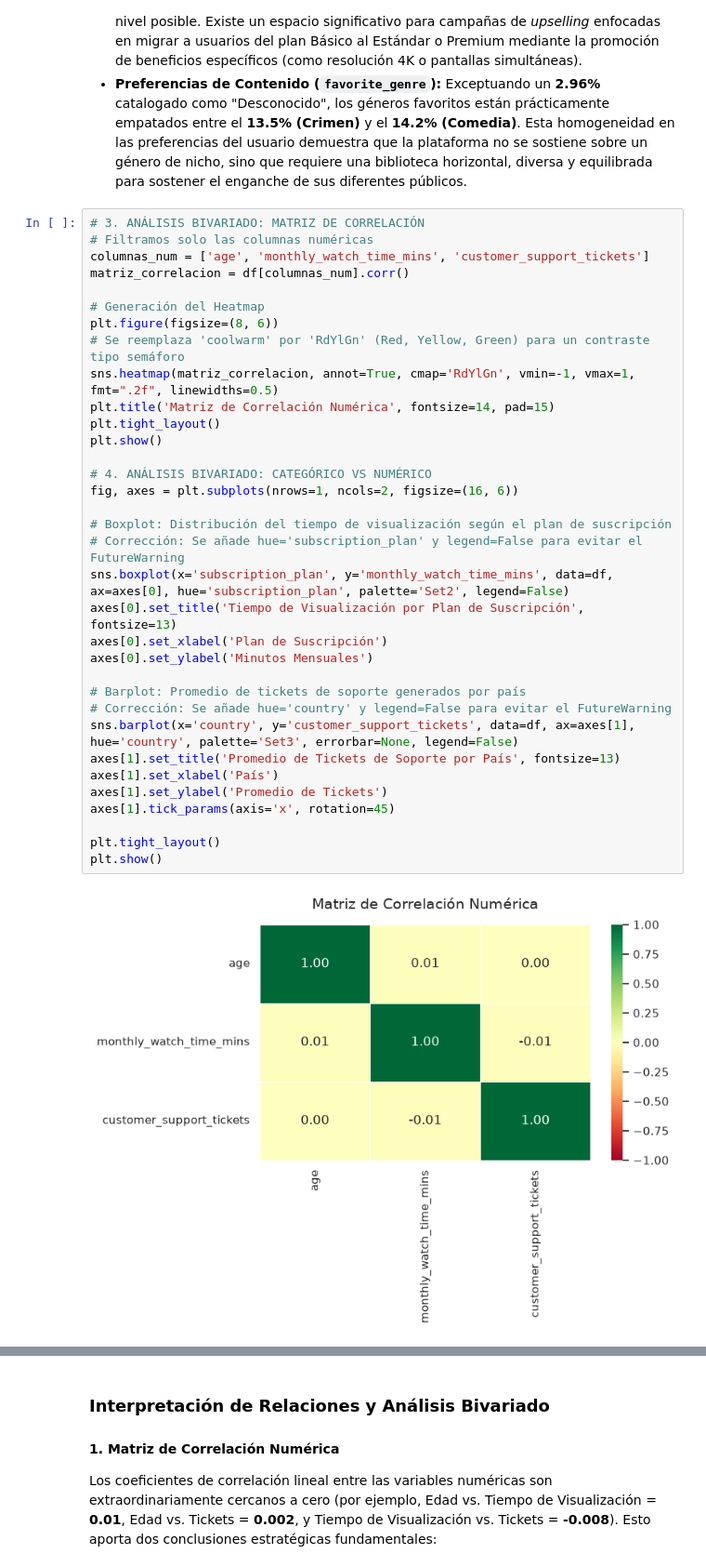
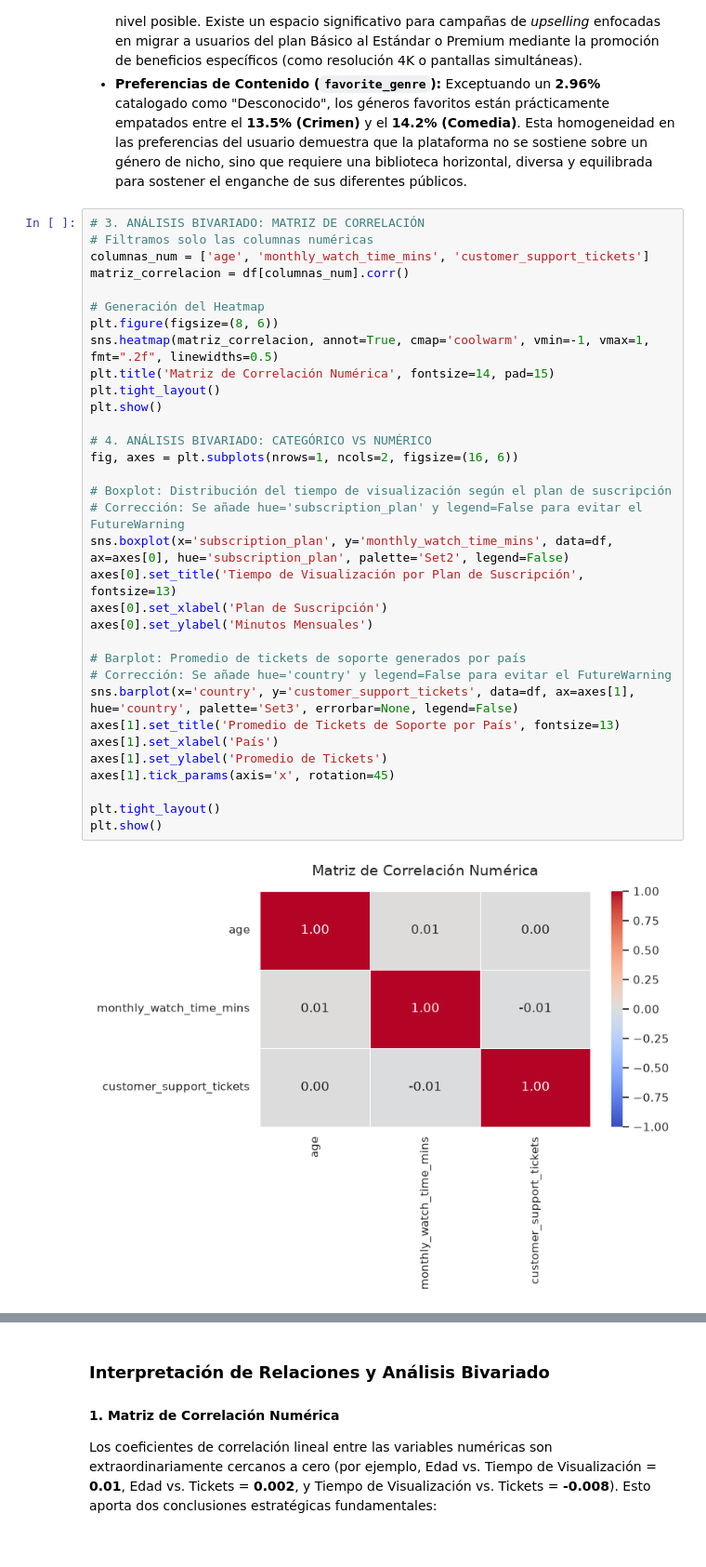
Before and after one commit to BucciCarlos/PI_Mineria_Datos_1, a Jupyter notebook: notebooks/03_eda.ipynb, the cells around one changed output, grey strips where cells are left out. Shown at 93% size. Saved outputs shown, nothing was run; the diff lists cells and outputs as text.

```diff
--- a/notebooks/03_eda.ipynb
+++ b/notebooks/03_eda.ipynb
@@ -106,36 +106,35 @@ plt.show()
 columnas_num = ['age', 'monthly_watch_time_mins', 'customer_support_tickets']
 matriz_correlacion = df[columnas_num].corr()
 
 # Generación del Heatmap
 plt.figure(figsize=(8, 6))
-# Se reemplaza 'coolwarm' por 'RdYlGn' (Red, Yellow, Green) para un contraste tipo semáforo
-sns.heatmap(matriz_correlacion, annot=True, cmap='RdYlGn', vmin=-1, vmax=1, fmt=".2f", linewidths=0.5)
+sns.heatmap(matriz_correlacion, annot=True, cmap='coolwarm', vmin=-1, vmax=1, fmt=".2f", linewidths=0.5)
 plt.title('Matriz de Correlación Numérica', fontsize=14, pad=15)
 plt.tight_layout()
 plt.show()
 
 # 4. ANÁLISIS BIVARIADO: CATEGÓRICO VS NUMÉRICO
 fig, axes = plt.subplots(nrows=1, ncols=2, figsize=(16, 6))
 
 # Boxplot: Distribución del tiempo de visualización según el plan de suscripción
 # Corrección: Se añade hue='subscription_plan' y legend=False para evitar el FutureWarning
 sns.boxplot(x='subscription_plan', y='monthly_watch_time_mins', data=df, ax=axes[0], hue='subscription_plan', palette='Set2', legend=False)
 axes[0].set_title('Tiempo de Visualización por Plan de Suscripción', fontsize=13)
 axes[0].set_xlabel('Plan de Suscripción')
 axes[0].set_ylabel('Minutos Mensuales')
 
 # Barplot: Promedio de tickets de soporte generados por país
 # Corrección: Se añade hue='country' y legend=False para evitar el FutureWarning
 sns.barplot(x='country', y='customer_support_tickets', data=df, ax=axes[1], hue='country', palette='Set3', errorbar=None, legend=False)
 axes[1].set_title('Promedio de Tickets de Soporte por País', fontsize=13)
 axes[1].set_xlabel('País')
 axes[1].set_ylabel('Promedio de Tickets')
 axes[1].tick_params(axis='x', rotation=45)
 
 plt.tight_layout()
 plt.show()
 # %% [output]
-[figure, old version]
+[figure, new version]
 [figure]
 # %% [markdown]
 ### Interpretación de Relaciones y Análisis Bivariado
```
Also changed, not shown: 3 other files.
